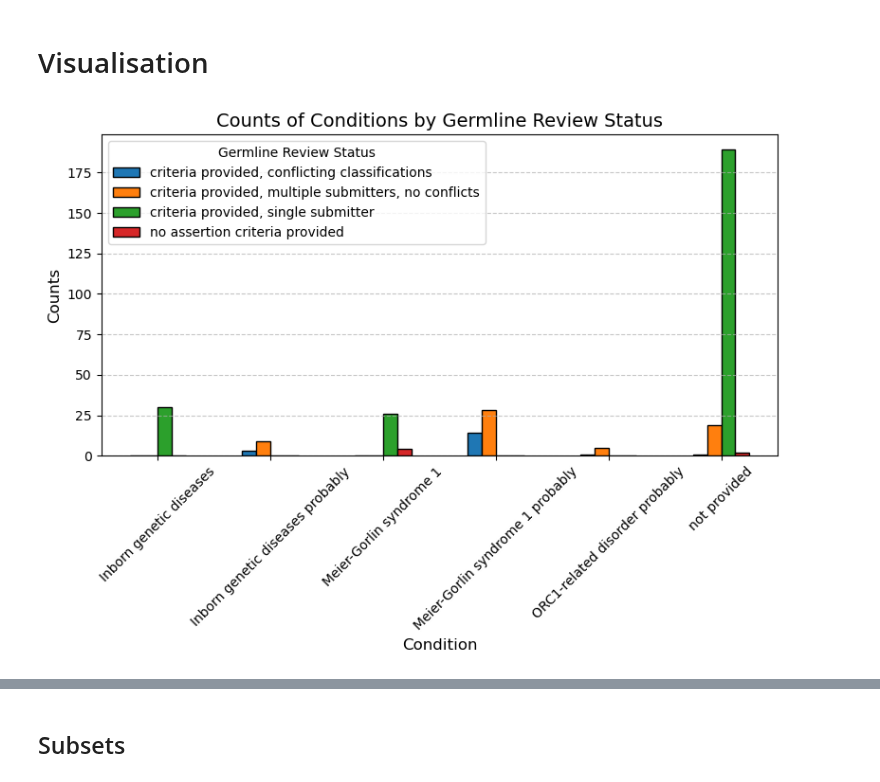
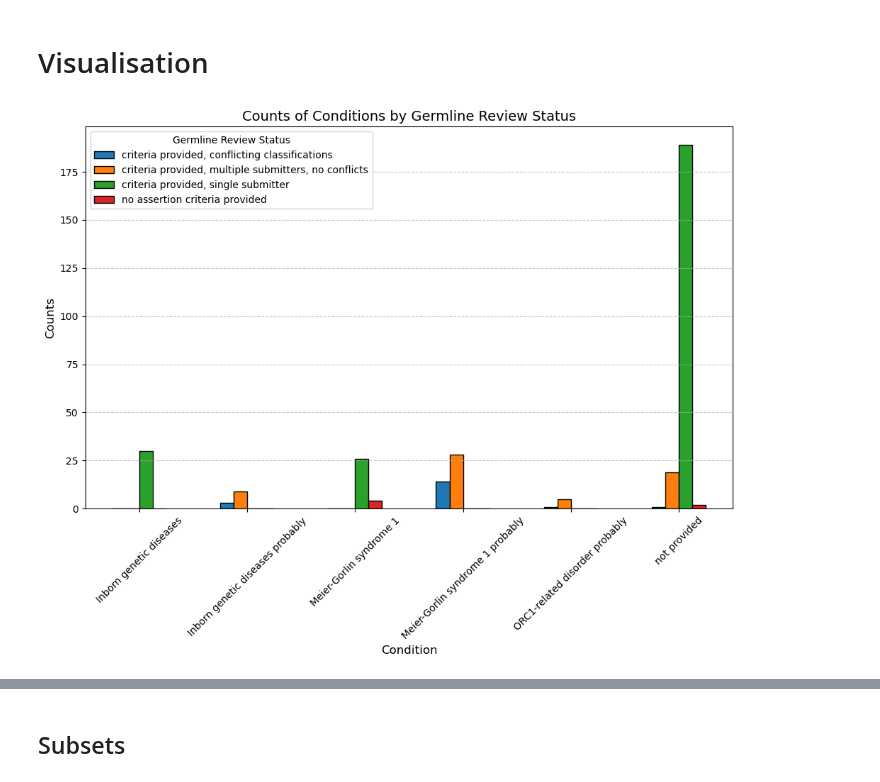
Before and after one commit to Lopatushka/ORC1, a Jupyter notebook: clinvar_analysis.ipynb, the cells around one changed output, grey strips where cells are left out. Saved outputs shown, nothing was run; the diff lists cells and outputs as text; code cells hidden in the pictures.

```diff
--- a/clinvar_analysis.ipynb
+++ b/clinvar_analysis.ipynb
@@ -113,19 +92,24 @@ plot_data
 # %% [markdown]
 # Visualisation
 # %%
+# Data
+grouped_counts = df.groupby("Germline review status")["Condition_new"].value_counts()
+plot_data = grouped_counts.reset_index(name="Counts")
+plot_data
+
 # Pivot the data for better visualization
 pivot_data = plot_data.pivot(index="Condition_new", columns="Germline review status", values="Counts")
 
 # Plot as a bar chart
-pivot_data.plot(kind="bar", figsize=(8, 6), edgecolor="black")
+pivot_data.plot(kind="bar", figsize=(10, 8), edgecolor="black")
 
 plt.title("Counts of Conditions by Germline Review Status", fontsize=14)
 plt.xlabel("Condition", fontsize=12)
 plt.ylabel("Counts", fontsize=12)
 plt.xticks(rotation=45)
 plt.legend(title="Germline Review Status")
 plt.grid(axis="y", linestyle="--", alpha=0.7)
 plt.tight_layout()
 plt.show()
 # %% [output]
-[figure, old version]
+[figure, new version]
```
Also changed, not shown: parts of 4 cells of this notebook.
